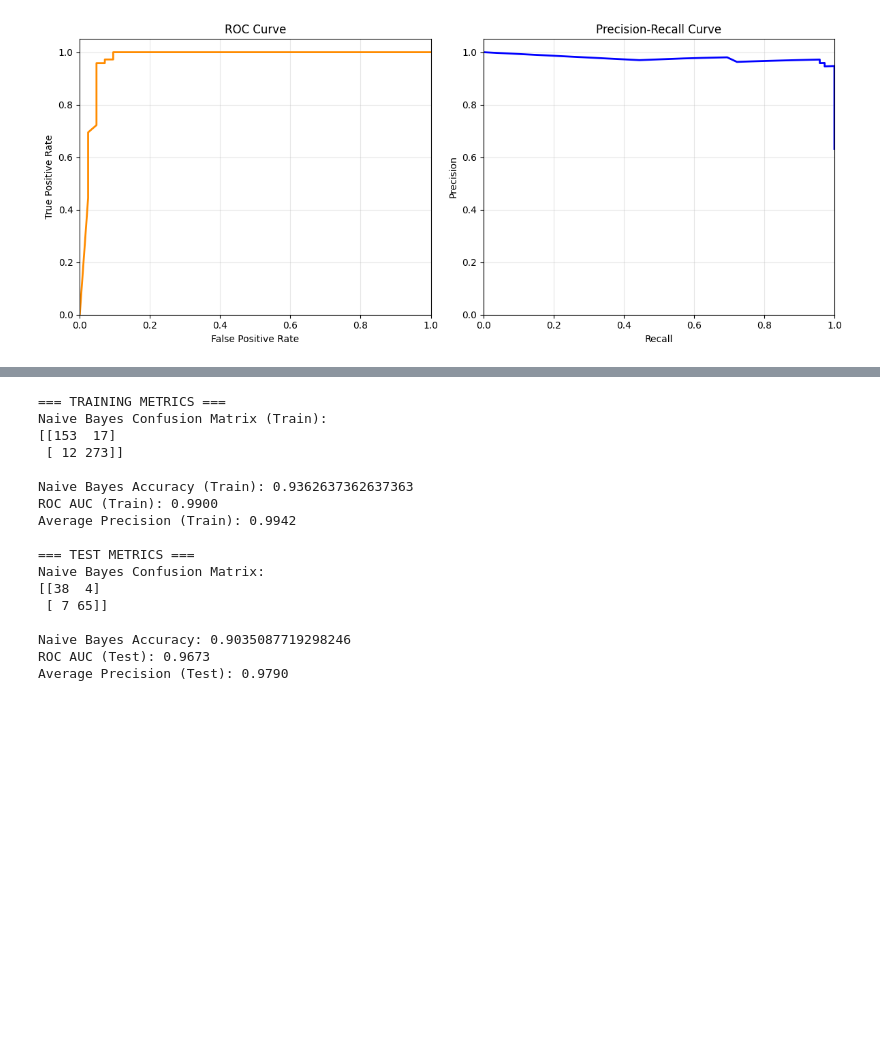
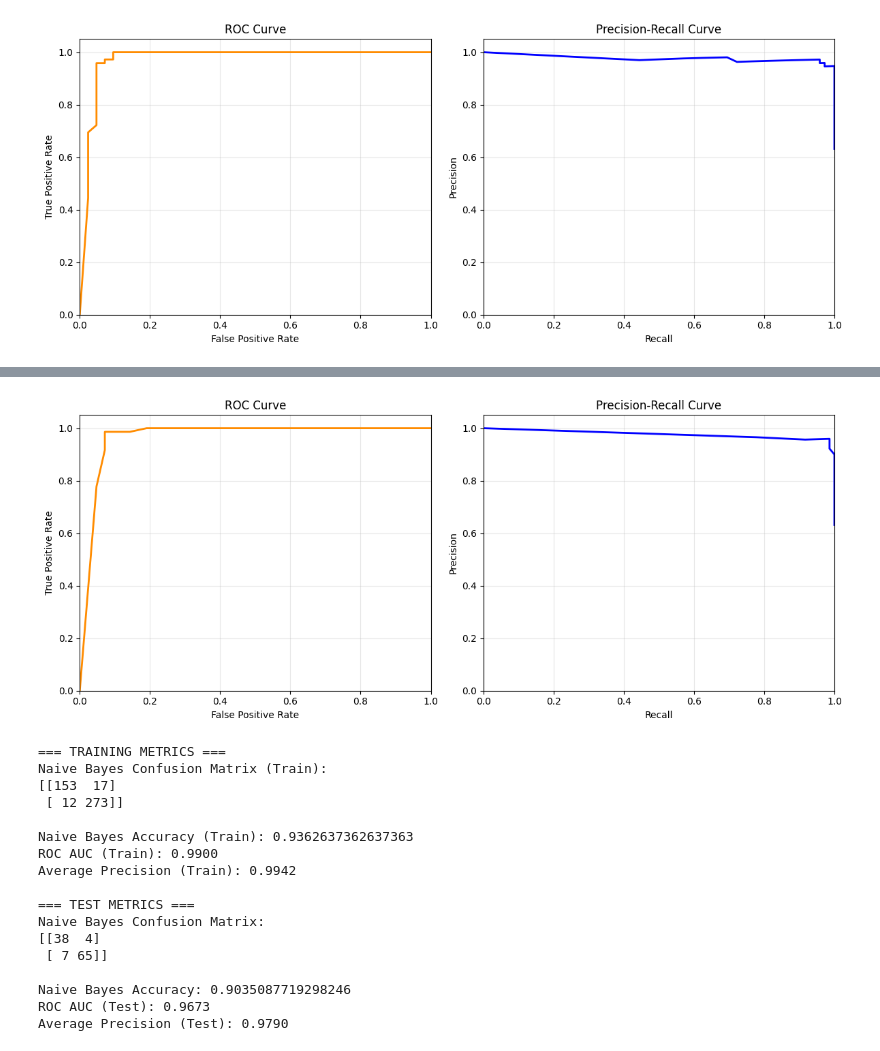
Before and after one commit to brodyanderson/math-6880-Project1, a Jupyter notebook: project1.ipynb, the cells around one changed output, grey strips where cells are left out. Saved outputs shown, nothing was run; the diff lists cells and outputs as text; code cells hidden in the pictures; blank space fills up the shorter version.

```diff
--- a/project1.ipynb
+++ b/project1.ipynb
@@ -1060,3 +1058,20 @@ Random Forest Accuracy: 0.9473684210526315
 ROC AUC (Test): 0.9729
 Average Precision (Test): 0.9704
 [figure]
+# %%
+from sklearn.neighbors import KNeighborsClassifier
+from sklearn.metrics import accuracy_score
+from sklearn import metrics
+
+k_range = range(1, 16)
+
+for k in k_range:
+    print("k is:", k)
+    knn_k = KNeighborsClassifier(n_neighbors=k)
+    knn_k.fit(X_train_std, y_train)
+    y_pred_k = knn_k.predict(X_test_std)
+
+    print("Accuracy Train:", metrics.accuracy_score(y_true=y_train, y_pred=knn_k.predict(X_train_std)))
+    print("Accuracy Test:", metrics.accuracy_score(y_true=y_test, y_pred=y_pred_k))
+    print(metrics.confusion_matrix(y_true=y_test, y_pred=y_pred_k))
+    print()
@@ -1062,0 +1096,60 @@ Average Precision (Test): 0.9704
+# %%
+# K-Nearest Neighbors
+k=7
+knn = KNeighborsClassifier(n_neighbors=k)
+knn.fit(X_train_std, y_train)
+
+y_train_pred_knn = knn.predict(X_train_std)
+y_train_pred_proba_knn = knn.predict_proba(X_train_std)[:, 1]
+y_pred_knn = knn.predict(X_test_std)
+y_pred_proba_knn = knn.predict_proba(X_test_std)[:, 1]
+
+print("=== TRAINING METRICS ===")
+print("KNN Confusion Matrix (Train):")
+print(confusion_matrix(y_train, y_train_pred_knn))
+print()
+print("KNN Accuracy (Train):", accuracy_score(y_train, y_train_pred_knn))
+print(f"ROC AUC (Train): {roc_auc_score(y_train, y_train_pred_proba_knn):.4f}")
+print(f"Average Precision (Train): {average_precision_score(y_train, y_train_pred_proba_knn):.4f}")
+
+print()
+print("=== TEST METRICS ===")
+print("KNN Confusion Matrix:")
+print(confusion_matrix(y_test, y_pred_knn))
+print()
+print("KNN Accuracy:", accuracy_score(y_test, y_pred_knn))
+print(f"ROC AUC (Test): {roc_auc_score(y_test, y_pred_proba_knn):.4f}")
+print(f"Average Precision (Test): {average_precision_score(y_test, y_pred_proba_knn):.4f}")
+
+print()
+print()
+
+fig, (ax1, ax2) = plt.subplots(1, 2, figsize=(12, 5))
+
+# ROC Curve
+fpr, tpr, _ = roc_curve(y_test, y_pred_proba_knn)
+roc_auc = roc_auc_score(y_test, y_pred_proba_knn)
+
+ax1.plot(fpr, tpr, color='darkorange', lw=2, label=f'ROC curve (AUC = {roc_auc:.3f})')
+ax1.set_xlim([0.0, 1.0])
+ax1.set_ylim([0.0, 1.05])
+ax1.set_xlabel('False Positive Rate')
+ax1.set_ylabel('True Positive Rate')
+ax1.set_title('ROC Curve')
+ax1.grid(True, alpha=0.3)
+
+# Precision-Recall Curve
+precision, recall, _ = precision_recall_curve(y_test, y_pred_proba_knn)
+avg_precision = average_precision_score(y_test, y_pred_proba_knn)
+
+ax2.plot(recall, precision, color='blue', lw=2, label=f'PR curve (AP = {avg_precision:.3f})')
+ax2.set_xlim([0.0, 1.0])
+ax2.set_ylim([0.0, 1.05])
+ax2.set_xlabel('Recall')
+ax2.set_ylabel('Precision')
+ax2.set_title('Precision-Recall Curve')
+ax2.grid(True, alpha=0.3)
+
+plt.tight_layout()
+plt.show()
+# %% [output]
@@ -1063,3 +1173,4 @@ Average Precision (Test): 0.9704
+[figure, added]
 # %%
 # Naive Bayes
 from sklearn.naive_bayes import GaussianNB
```
Also changed, not shown: parts of 6 cells of this notebook.
